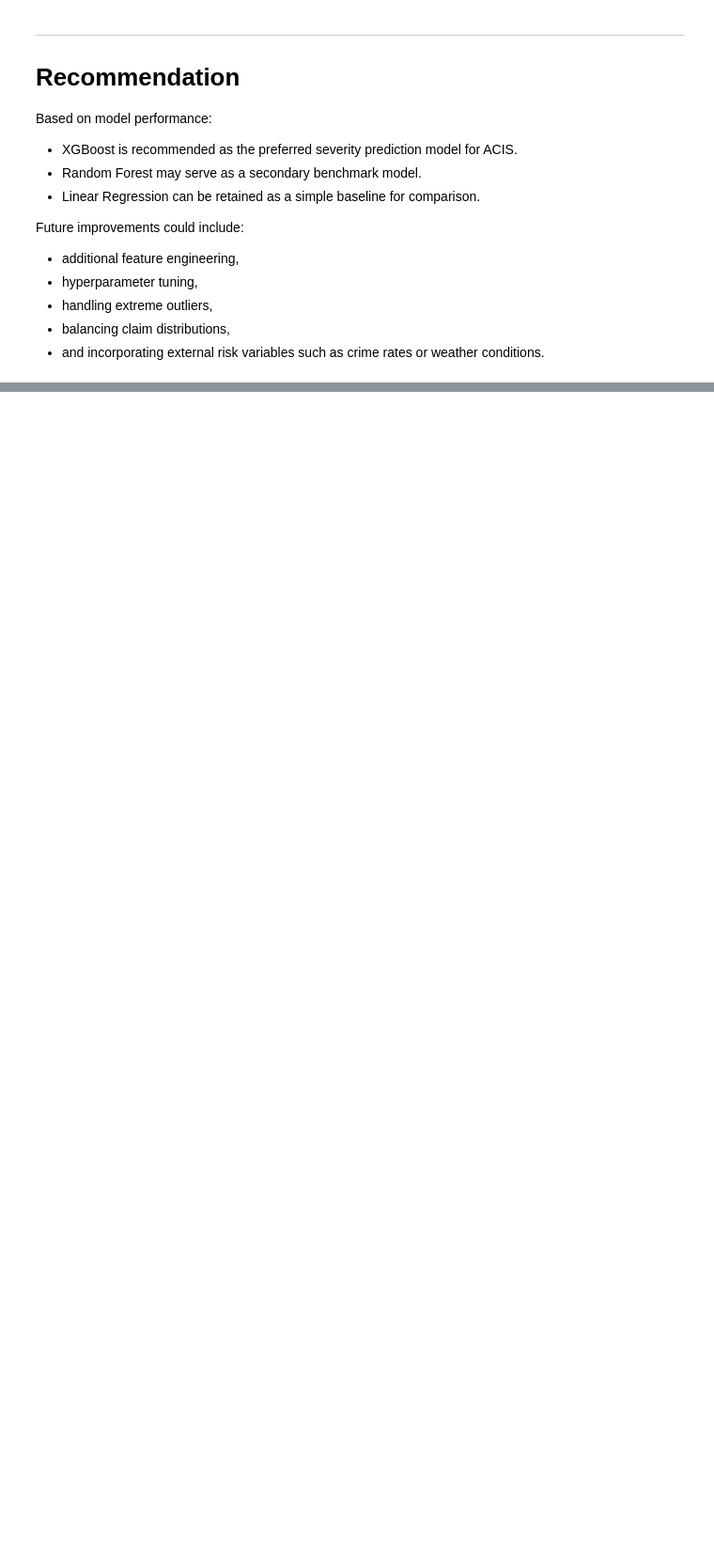
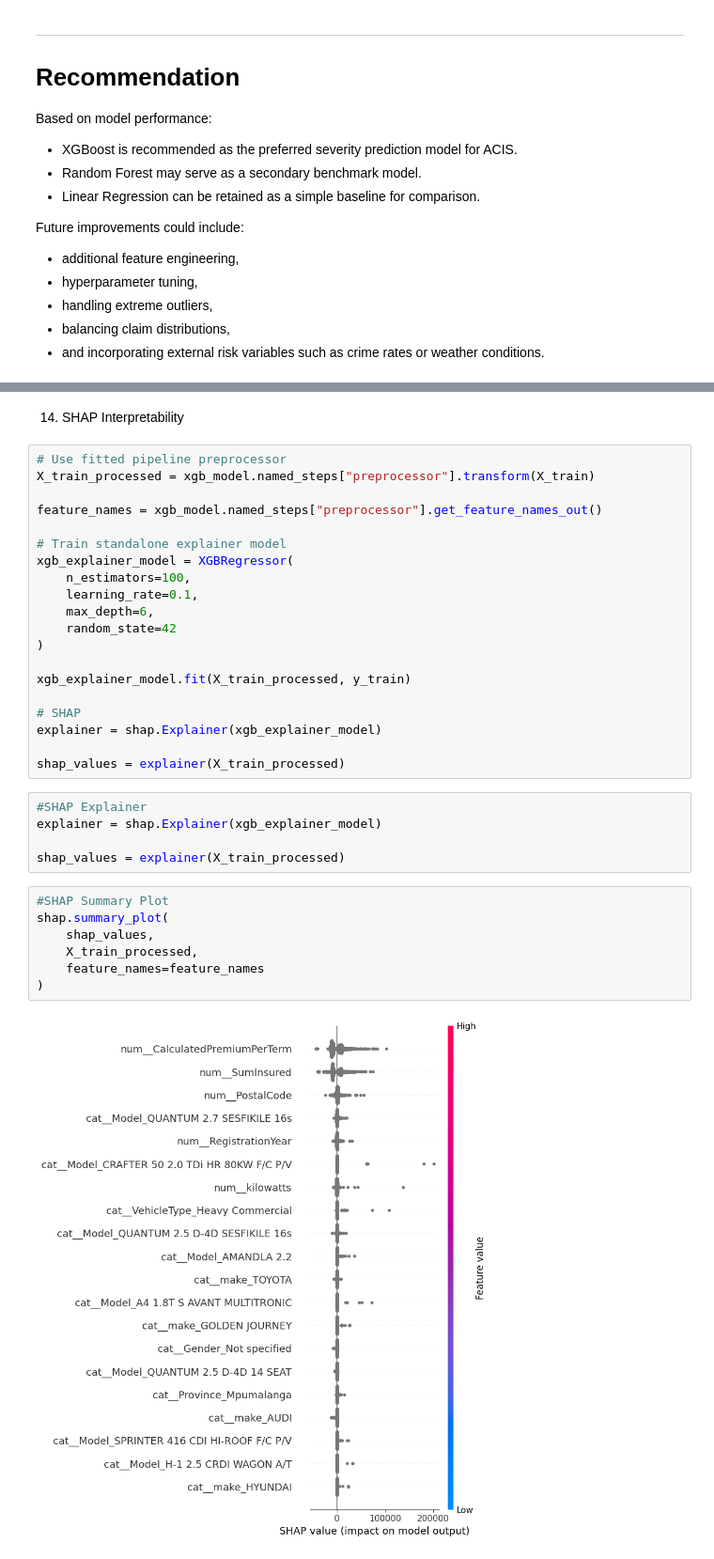
Before and after one commit to Lalisecf/insurance-risk-analytics-week-3, a Jupyter notebook: notebooks/03_modeling.ipynb, the cells around one changed output, grey strips where cells are left out. Shown at 94% size. Drawn from its saved outputs; the diff is of its cells as text; blank space fills up the shorter version.

```diff
--- a/notebooks/03_modeling.ipynb
+++ b/notebooks/03_modeling.ipynb
@@ -347,0 +355,36 @@ Future improvements could include:
+# %% [markdown]
+14. SHAP Interpretability
+# %%
+# Use fitted pipeline preprocessor
+X_train_processed = xgb_model.named_steps["preprocessor"].transform(X_train)
+
+feature_names = xgb_model.named_steps["preprocessor"].get_feature_names_out()
+
+# Train standalone explainer model
+xgb_explainer_model = XGBRegressor(
+    n_estimators=100,
+    learning_rate=0.1,
+    max_depth=6,
+    random_state=42
+)
+
+xgb_explainer_model.fit(X_train_processed, y_train)
+
+# SHAP
+explainer = shap.Explainer(xgb_explainer_model)
+
+shap_values = explainer(X_train_processed)
+# %%
+#SHAP Explainer
+explainer = shap.Explainer(xgb_explainer_model)
+
+shap_values = explainer(X_train_processed)
+# %%
+#SHAP Summary Plot
+shap.summary_plot(
+    shap_values,
+    X_train_processed,
+    feature_names=feature_names
+)
+# %% [output]
+[figure, added]
```
Also changed, not shown: parts of 21 cells of this notebook, 1 other file.
